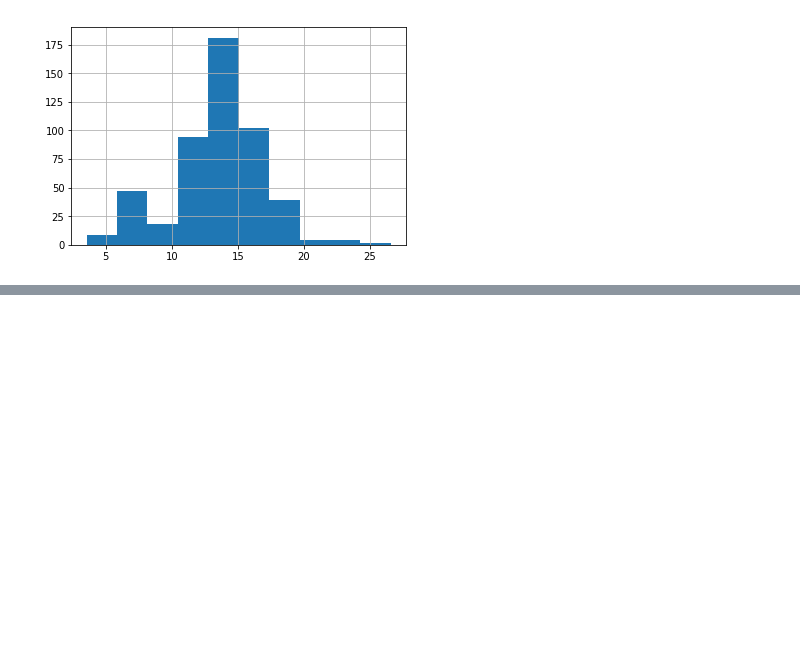
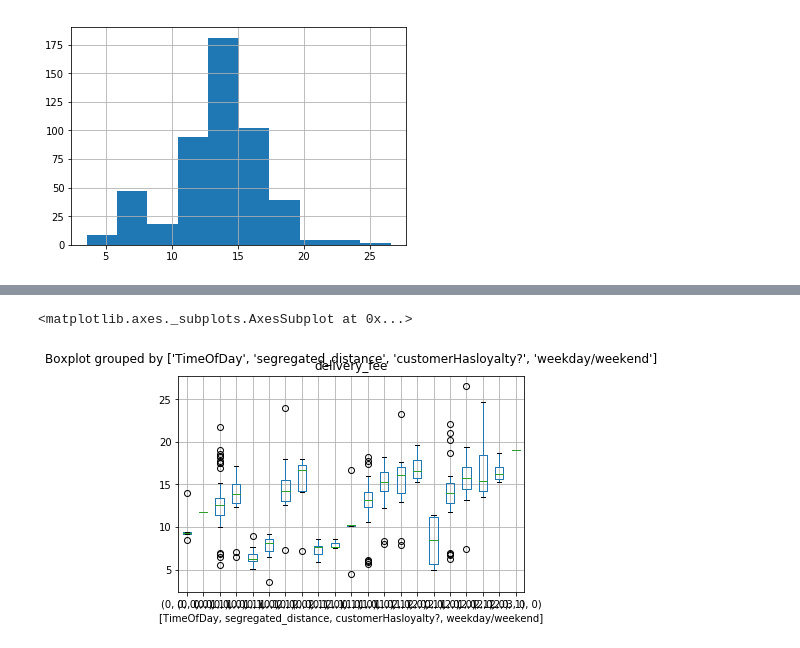
Before and after one commit to DechengMa/FIT5196Assignments, a Jupyter notebook: Assignment3/outlier.ipynb, the cells around one changed output, grey strips where cells are left out. Drawn from its saved outputs; the diff is of its cells as text; code cells hidden in the pictures; blank space fills up the shorter version.

```diff
--- a/Assignment3/outlier.ipynb
+++ b/Assignment3/outlier.ipynb
@@ -86,0 +112,14 @@ outlierdata.sort_values(['delivery_fee']).delivery_fee.hist()
+# %%
+tod=[]
+for item in time:
+    if times(item)>= times("08:00:00") and times(item)<=times("12:00:00"):
+        tod.append(0)
+    elif times(item)> times("12:00:00") and times(item)<=times("16:00:00"):
+        tod.append(1)
+    elif times(item)> times("16:00:00") and times(item)<=times("20:00:00"):
+        tod.append(2)
+    else:
+        print("ERROR")
+        break
+# %%
+outlierdata['TimeOfDay']=tod
@@ -86,0 +138,14 @@ outlierdata.sort_values(['delivery_fee']).delivery_fee.hist()
+# %%
+def segregate_distance(row):
+    if(row.distance_to_customer_KM<5):
+        return 0
+    elif(row.distance_to_customer_KM>5 and row.distance_to_customer_KM <10):
+        return 1
+    elif(row.distance_to_customer_KM>10 and row.distance_to_customer_KM <15):
+        return 2
+    elif(row.distance_to_customer_KM>15):
+        return 3
+    else:
+        return -1
+# %%
+outlierdata['segregated_distance'] = outlierdata.apply(segregate_distance, axis = 1)
@@ -86,0 +190,5 @@ outlierdata.sort_values(['delivery_fee']).delivery_fee.hist()
+# %%
+outlierdata.boxplot(column = 'delivery_fee',by = ['TimeOfDay','segregated_distance', 'customerHasloyalty?' ,'weekday/weekend' ] )
+# %% [output]
+<matplotlib.axes._subplots.AxesSubplot at 0x...>
+[figure, added]
```
Also changed, not shown: parts of 14 cells of this notebook, 10 other files.
